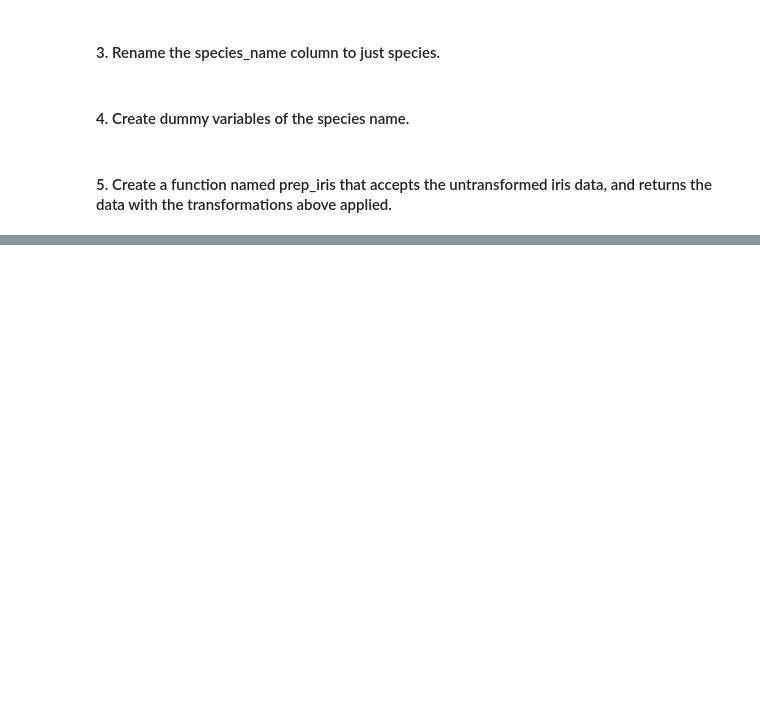
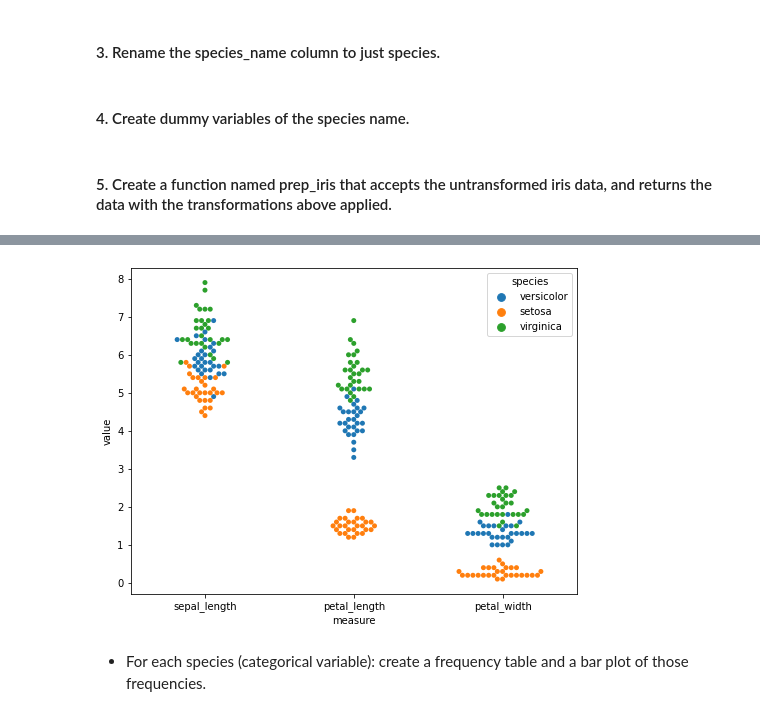
Before and after one commit to lupeluna/classification-exercises, a Jupyter notebook: classification_exercises.ipynb, the cells around one changed output, grey strips where cells are left out. Cells and saved outputs as stored; diff of their text form; code cells hidden in the pictures; blank space fills up the shorter version.

```diff
--- a/classification_exercises.ipynb
+++ b/classification_exercises.ipynb
@@ -317,0 +327,4 @@ def prep_iris(df):
+# %%
+#Acquire
+# df_iris = data('iris')
+iris_df = acquire.new_iris_data()
@@ -317,0 +355,4 @@ def prep_iris(df):
+# %%
+#Prep data
+iris_prep_df = prepare.prep_iris(iris_df)
+iris_prep_df.info()
@@ -317,0 +392,5 @@ def prep_iris(df):
+# %%
+# Split the data
+iris_train, iris_validate, iris_test= prepare.iris_split(iris_prep_df)
+
+iris_train.head()
@@ -317,0 +410,3 @@ def prep_iris(df):
+# %%
+iris_melt = iris_train[['species', 'sepal_length', 'petal_length', 'petal_width']].melt(id_vars = 'species', var_name = 'measure', value_name='value')
+iris_melt.head(10)
@@ -317,0 +425,13 @@ def prep_iris(df):
+# %%
+plt.figure(figsize=(8,6))
+p = sns.swarmplot(
+    x="measure",
+    y="value",
+    hue="species",
+    data=iris_melt,
+)
+plt.show()
+# %% [output]
+[figure, added]
+# %% [markdown]
+- For each species (categorical variable): create a frequency table and a bar plot of those frequencies.
```
Also changed, not shown: parts of 37 cells of this notebook.
